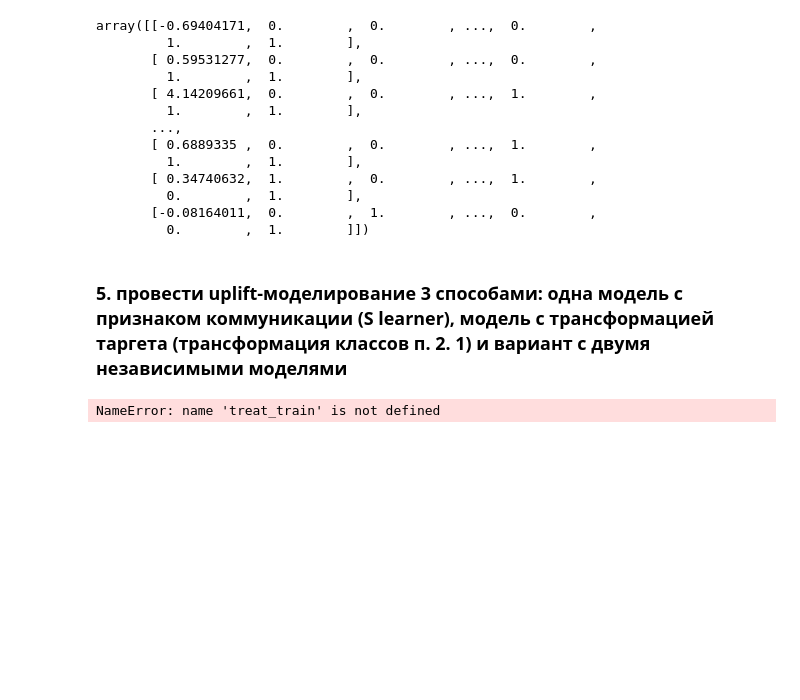
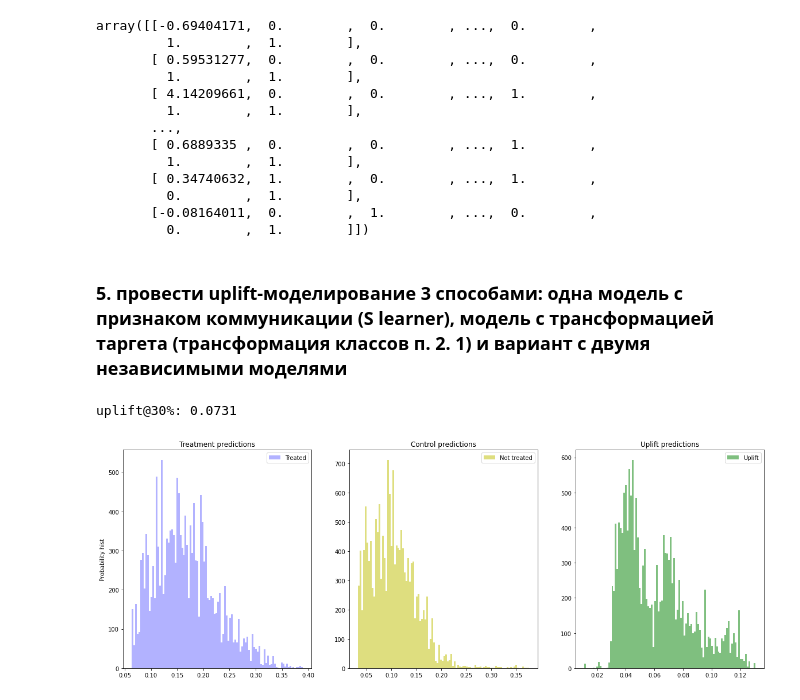
Before and after one commit to djo1006/Machine-learning-in-business, a Jupyter notebook: HW4.ipynb, the cells around one changed output. Drawn from its saved outputs; the diff is of its cells as text; code cells hidden in the pictures; blank space fills up the shorter version.

```diff
--- a/HW4.ipynb
+++ b/HW4.ipynb
@@ -204,21 +199,31 @@ model_results = {
+# %%
+models_results = {
+    'approach': [],
+    'uplift@30%': []
+}
+treat_train = X_train['treatment']
+treat_test = X_test['treatment']
+
+cat_features = cat_cols
 # %%
 sm = SoloModel(CatBoostClassifier(iterations=20, thread_count=2, random_state=42, silent=True))
 sm = sm.fit(X_train, y_train, treat_train, estimator_fit_params={'cat_features': cat_features})
 
-uplift_sm = sm.predict(X_val)
+uplift_sm = sm.predict(X_test)
 
-sm_score = uplift_at_k(y_true=y_val, uplift=uplift_sm, treatment=treat_val, strategy='by_group', k=0.3)
+sm_score = uplift_at_k(y_true=y_test, uplift=uplift_sm, treatment=treat_test, strategy='by_group', k=0.3)
 print(f'uplift@30%: {sm_score:.4f}')
 
 models_results['approach'].append('SoloModel')
 models_results['uplift@30%'].append(sm_score)
 
 # Получим условные вероятности выполнения целевого действия при взаимодействии для каждого объекта
 sm_trmnt_preds = sm.trmnt_preds_
 # И условные вероятности выполнения целевого действия без взаимодействия для каждого объекта
 sm_ctrl_preds = sm.ctrl_preds_
 
 # Отрисуем распределения вероятностей и их разность (uplift)
 plot_uplift_preds(trmnt_preds=sm_trmnt_preds, ctrl_preds=sm_ctrl_preds);
 # %% [output]
-NameError: name 'treat_train' is not defined
+uplift@30%: 0.0731
+[figure, added]
```
Also changed, not shown: parts of 1 cell of this notebook.
